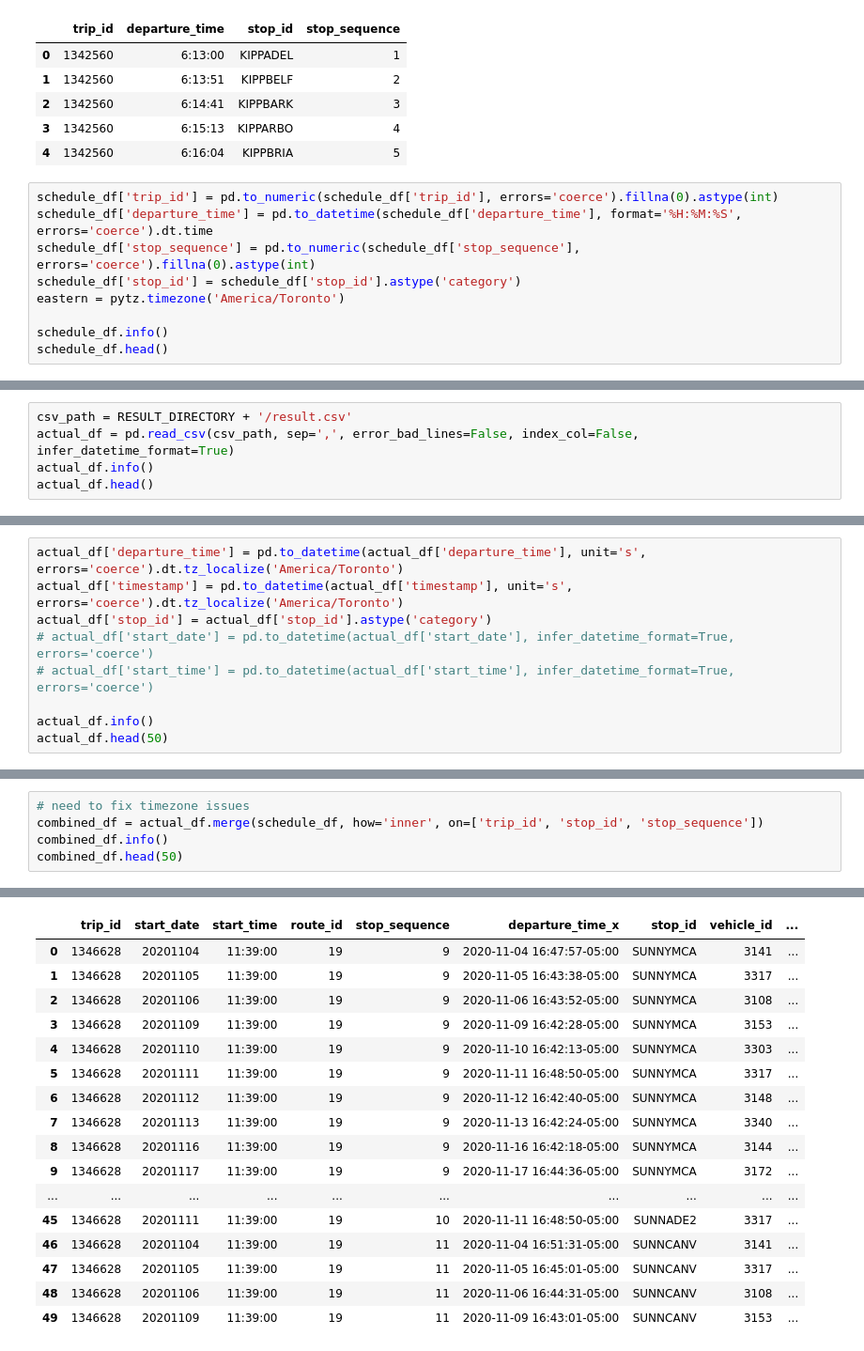
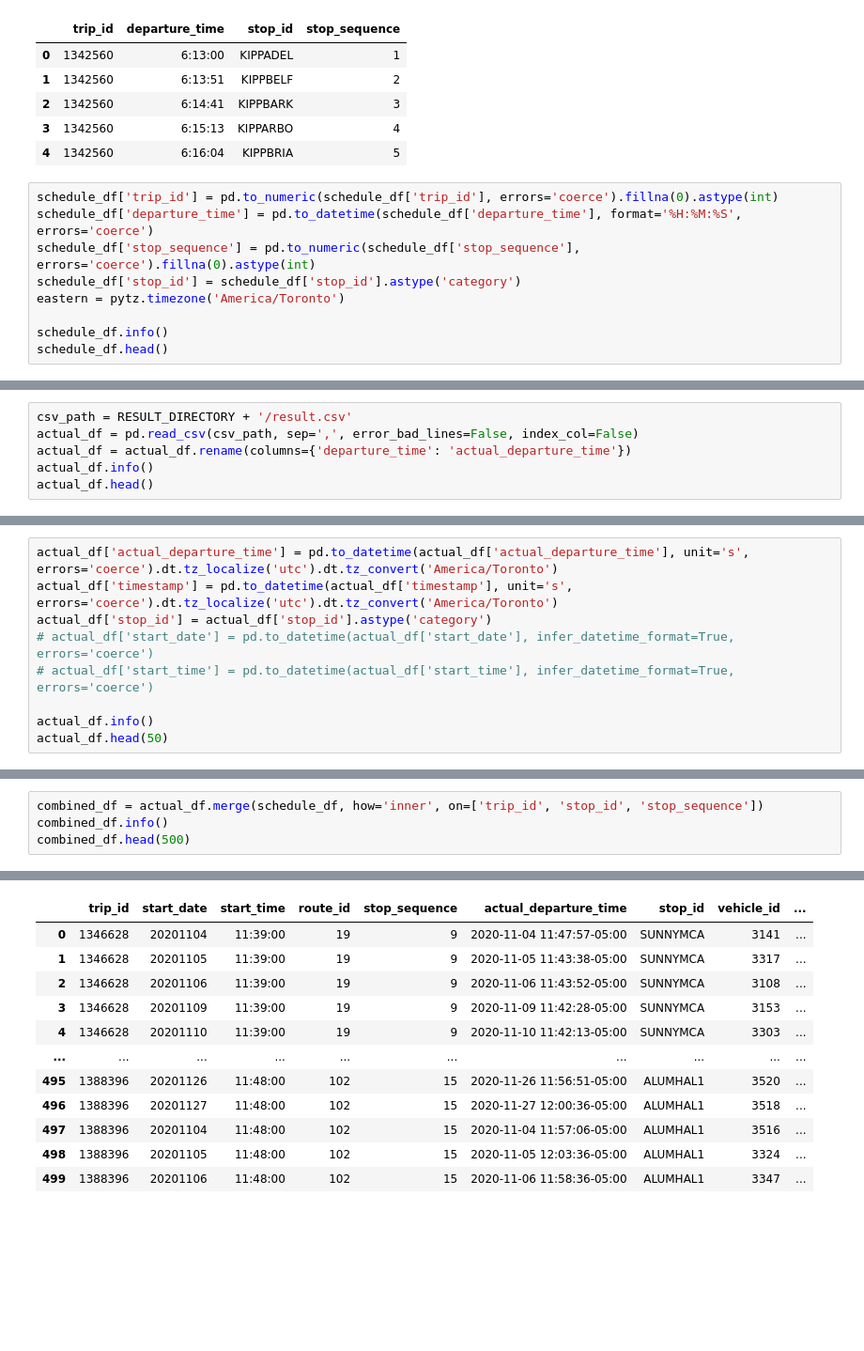
Before and after one commit to ningsongshen/public-transit-schedules, a Jupyter notebook: modelling/model.ipynb, the cells around one changed output, grey strips where cells are left out. Shown: that part at 94% size. Saved outputs shown, nothing was run; the diff lists cells and outputs as text; blank space fills up the shorter version.

Commit message:
fix timezone issues

```diff
--- a/modelling/model.ipynb
+++ b/modelling/model.ipynb
@@ -22,7 +22,7 @@ schedule_df.head()
 | 4 | 1342560 | 6:16:04 | KIPPBRIA | 5 |
 # %%
 schedule_df['trip_id'] = pd.to_numeric(schedule_df['trip_id'], errors='coerce').fillna(0).astype(int)
-schedule_df['departure_time'] = pd.to_datetime(schedule_df['departure_time'], format='%H:%M:%S', errors='coerce').dt.time
+schedule_df['departure_time'] = pd.to_datetime(schedule_df['departure_time'], format='%H:%M:%S', errors='coerce')
 schedule_df['stop_sequence'] = pd.to_numeric(schedule_df['stop_sequence'], errors='coerce').fillna(0).astype(int)
 schedule_df['stop_id'] = schedule_df['stop_id'].astype('category')
 eastern = pytz.timezone('America/Toronto')
@@ -50,6 +50,7 @@ memory usage: 5.5+ MB
 # %%
 csv_path = RESULT_DIRECTORY + '/result.csv'
-actual_df = pd.read_csv(csv_path, sep=',', error_bad_lines=False, index_col=False, infer_datetime_format=True)
+actual_df = pd.read_csv(csv_path, sep=',', error_bad_lines=False, index_col=False)
+actual_df = actual_df.rename(columns={'departure_time': 'actual_departure_time'})
 actual_df.info()
 actual_df.head()
 # %% [output]
@@ -109,8 +110,8 @@ memory usage: 274.1+ MB
 | 3 | 1346803 | 20201104 | 11:18:00 | 24 | 44 | 1604508928 | VISCCRAN | 3140 | ... |
 | 4 | 1346803 | 20201104 | 11:18:00 | 24 | 45 | 1604508982 | CRANBAR2 | 3140 | ... |
 # %%
-actual_df['departure_time'] = pd.to_datetime(actual_df['departure_time'], unit='s', errors='coerce').dt.tz_localize('America/Toronto')
-actual_df['timestamp'] = pd.to_datetime(actual_df['timestamp'], unit='s', errors='coerce').dt.tz_localize('America/Toronto')
+actual_df['actual_departure_time'] = pd.to_datetime(actual_df['actual_departure_time'], unit='s', errors='coerce').dt.tz_localize('utc').dt.tz_convert('America/Toronto')
+actual_df['timestamp'] = pd.to_datetime(actual_df['timestamp'], unit='s', errors='coerce').dt.tz_localize('utc').dt.tz_convert('America/Toronto')
 actual_df['stop_id'] = actual_df['stop_id'].astype('category')
 # actual_df['start_date'] = pd.to_datetime(actual_df['start_date'], infer_datetime_format=True, errors='coerce')
 # actual_df['start_time'] = pd.to_datetime(actual_df['start_time'], infer_datetime_format=True, errors='coerce')
@@ -155,8 +156,7 @@ memory usage: 246.8+ MB
 # %%
-# need to fix timezone issues
 combined_df = actual_df.merge(schedule_df, how='inner', on=['trip_id', 'stop_id', 'stop_sequence'])
 combined_df.info()
-combined_df.head(50)
+combined_df.head(500)
 # %% [output]
 <class 'pandas.core.frame.DataFrame'>
 Int64Index: 1864497 entries, 0 to 1864496
@@ -178,18 +178,13 @@ dtypes: datetime64[ns, America/Toronto](2), int32(5), object(4)
 memory usage: 135.1+ MB
-|  | trip_id | start_date | start_time | route_id | stop_sequence | departure_time_x | stop_id | vehicle_id | ... |
-| 0 | 1346628 | 20201104 | 11:39:00 | 19 | 9 | 2020-11-04 16:47:57-05:00 | SUNNYMCA | 3141 | ... |
-| 1 | 1346628 | 20201105 | 11:39:00 | 19 | 9 | 2020-11-05 16:43:38-05:00 | SUNNYMCA | 3317 | ... |
-| 2 | 1346628 | 20201106 | 11:39:00 | 19 | 9 | 2020-11-06 16:43:52-05:00 | SUNNYMCA | 3108 | ... |
-| 3 | 1346628 | 20201109 | 11:39:00 | 19 | 9 | 2020-11-09 16:42:28-05:00 | SUNNYMCA | 3153 | ... |
-| 4 | 1346628 | 20201110 | 11:39:00 | 19 | 9 | 2020-11-10 16:42:13-05:00 | SUNNYMCA | 3303 | ... |
-| 5 | 1346628 | 20201111 | 11:39:00 | 19 | 9 | 2020-11-11 16:48:50-05:00 | SUNNYMCA | 3317 | ... |
-| 6 | 1346628 | 20201112 | 11:39:00 | 19 | 9 | 2020-11-12 16:42:40-05:00 | SUNNYMCA | 3148 | ... |
-| 7 | 1346628 | 20201113 | 11:39:00 | 19 | 9 | 2020-11-13 16:42:24-05:00 | SUNNYMCA | 3340 | ... |
-| 8 | 1346628 | 20201116 | 11:39:00 | 19 | 9 | 2020-11-16 16:42:18-05:00 | SUNNYMCA | 3144 | ... |
-| 9 | 1346628 | 20201117 | 11:39:00 | 19 | 9 | 2020-11-17 16:44:36-05:00 | SUNNYMCA | 3172 | ... |
+|  | trip_id | start_date | start_time | route_id | stop_sequence | actual_departure_time | stop_id | vehicle_id | ... |
+| 0 | 1346628 | 20201104 | 11:39:00 | 19 | 9 | 2020-11-04 11:47:57-05:00 | SUNNYMCA | 3141 | ... |
+| 1 | 1346628 | 20201105 | 11:39:00 | 19 | 9 | 2020-11-05 11:43:38-05:00 | SUNNYMCA | 3317 | ... |
+| 2 | 1346628 | 20201106 | 11:39:00 | 19 | 9 | 2020-11-06 11:43:52-05:00 | SUNNYMCA | 3108 | ... |
+| 3 | 1346628 | 20201109 | 11:39:00 | 19 | 9 | 2020-11-09 11:42:28-05:00 | SUNNYMCA | 3153 | ... |
+| 4 | 1346628 | 20201110 | 11:39:00 | 19 | 9 | 2020-11-10 11:42:13-05:00 | SUNNYMCA | 3303 | ... |
 | ... | ... | ... | ... | ... | ... | ... | ... | ... | ... |
-| 45 | 1346628 | 20201111 | 11:39:00 | 19 | 10 | 2020-11-11 16:48:50-05:00 | SUNNADE2 | 3317 | ... |
-| 46 | 1346628 | 20201104 | 11:39:00 | 19 | 11 | 2020-11-04 16:51:31-05:00 | SUNNCANV | 3141 | ... |
-| 47 | 1346628 | 20201105 | 11:39:00 | 19 | 11 | 2020-11-05 16:45:01-05:00 | SUNNCANV | 3317 | ... |
-| 48 | 1346628 | 20201106 | 11:39:00 | 19 | 11 | 2020-11-06 16:44:31-05:00 | SUNNCANV | 3108 | ... |
-| 49 | 1346628 | 20201109 | 11:39:00 | 19 | 11 | 2020-11-09 16:43:01-05:00 | SUNNCANV | 3153 | ... |
+| 495 | 1388396 | 20201126 | 11:48:00 | 102 | 15 | 2020-11-26 11:56:51-05:00 | ALUMHAL1 | 3520 | ... |
+| 496 | 1388396 | 20201127 | 11:48:00 | 102 | 15 | 2020-11-27 12:00:36-05:00 | ALUMHAL1 | 3518 | ... |
+| 497 | 1388396 | 20201104 | 11:48:00 | 102 | 15 | 2020-11-04 11:57:06-05:00 | ALUMHAL1 | 3516 | ... |
+| 498 | 1388396 | 20201105 | 11:48:00 | 102 | 15 | 2020-11-05 12:03:36-05:00 | ALUMHAL1 | 3324 | ... |
+| 499 | 1388396 | 20201106 | 11:48:00 | 102 | 15 | 2020-11-06 11:58:36-05:00 | ALUMHAL1 | 3347 | ... |
```
Also changed, not shown: parts of 5 cells of this notebook.
